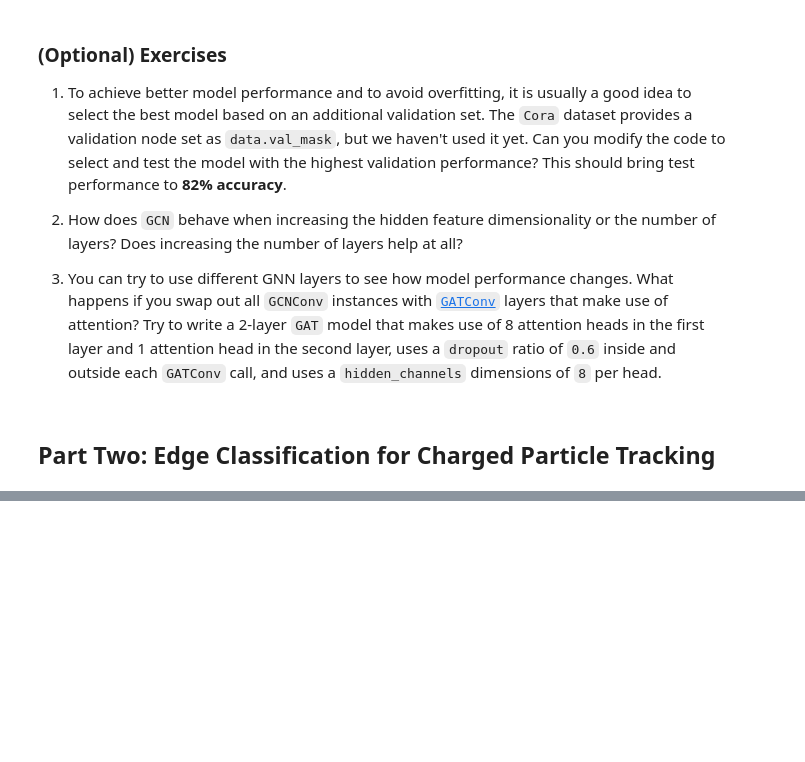
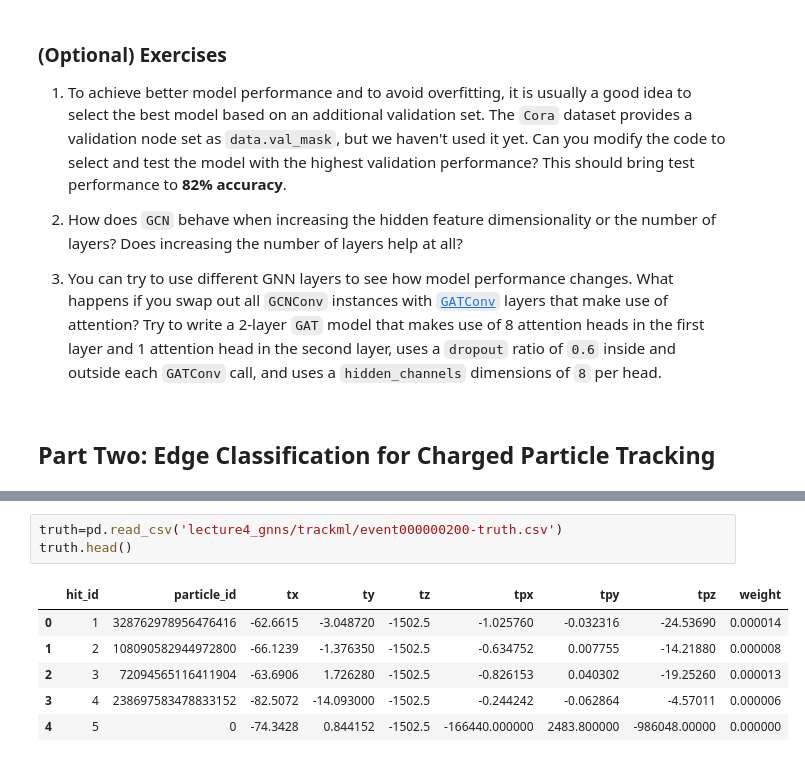
Before and after one commit to savvy379/codashep_ml_2022, a Jupyter notebook: lecture4_gnns/Graph_Neural_Networks.ipynb, the cells around one changed output, grey strips where cells are left out. Saved outputs shown, nothing was run; the diff lists cells and outputs as text; blank space fills up the shorter version.

```diff
--- a/lecture4_gnns/Graph_Neural_Networks.ipynb
+++ b/lecture4_gnns/Graph_Neural_Networks.ipynb
@@ -424,0 +468,10 @@ pd.read_csv('lecture4_gnns/trackml/event000000200-cells.csv')
+# %%
+truth=pd.read_csv('lecture4_gnns/trackml/event000000200-truth.csv')
+truth.head()
+# %% [output]
+|  | hit_id | particle_id | tx | ty | tz | tpx | tpy | tpz | weight |
+| 0 | 1 | 328762978956476416 | -62.6615 | -3.048720 | -1502.5 | -1.025760 | -0.032316 | -24.53690 | 0.000014 |
+| 1 | 2 | 108090582944972800 | -66.1239 | -1.376350 | -1502.5 | -0.634752 | 0.007755 | -14.21880 | 0.000008 |
+| 2 | 3 | 72094565116411904 | -63.6906 | 1.726280 | -1502.5 | -0.826153 | 0.040302 | -19.25260 | 0.000013 |
+| 3 | 4 | 238697583478833152 | -82.5072 | -14.093000 | -1502.5 | -0.244242 | -0.062864 | -4.57011 | 0.000006 |
+| 4 | 5 | 0 | -74.3428 | 0.844152 | -1502.5 | -166440.000000 | 2483.800000 | -986048.00000 | 0.000000 |
```
Also changed, not shown: parts of 7 cells of this notebook.
